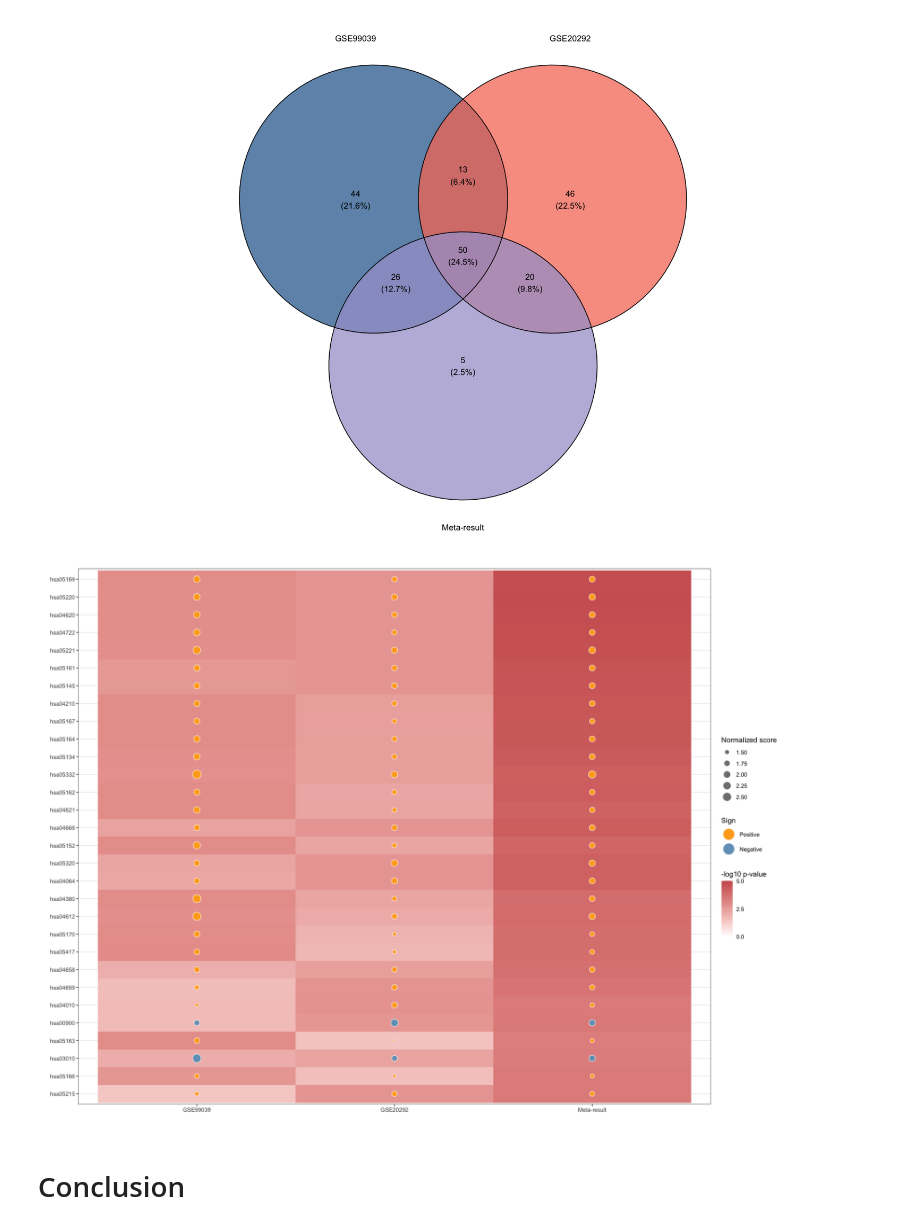
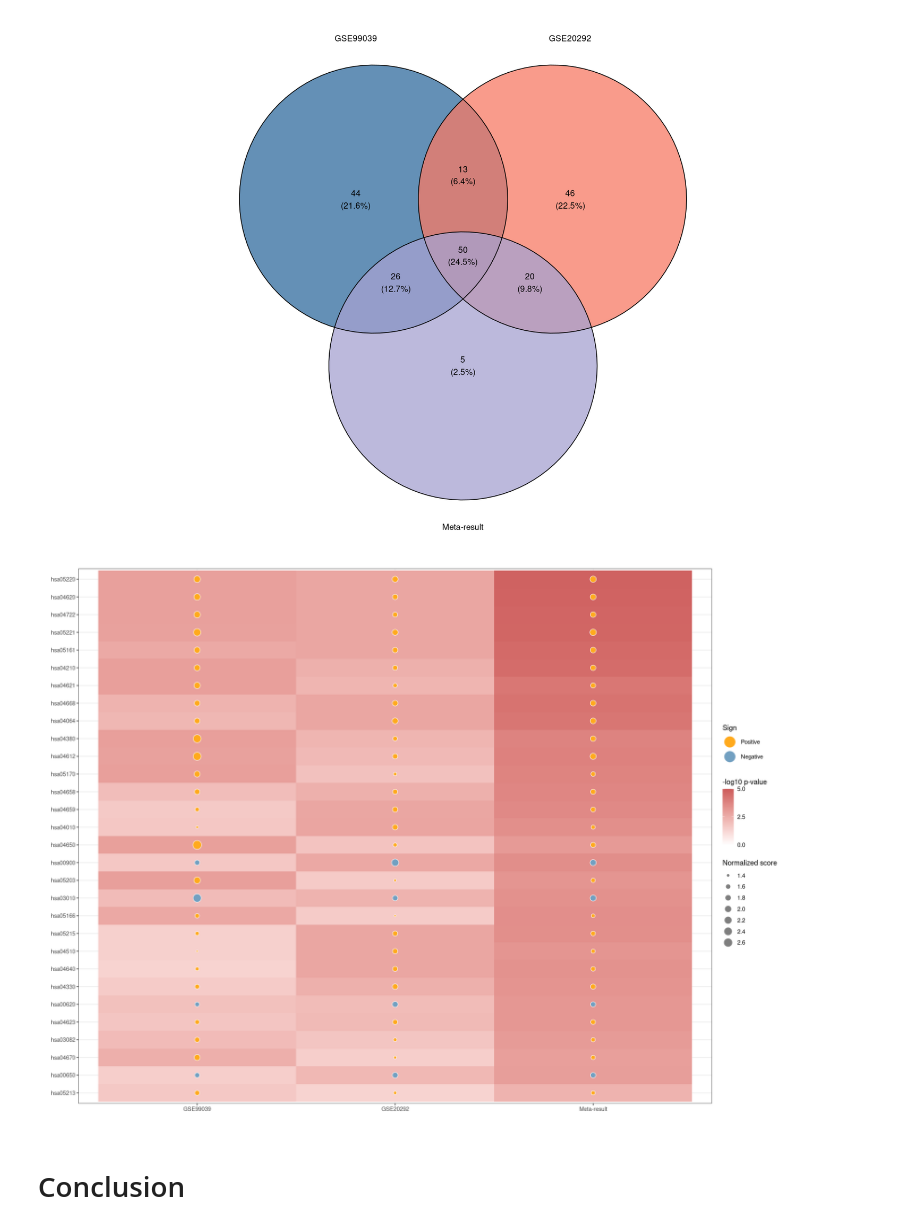
Before and after one commit to NIGMS/Consensus-Pathway-Analysis-in-the-Cloud, a Jupyter notebook: Module05-Meta_Analysis.ipynb, the cells around one changed output. Cells and saved outputs as stored; diff of their text form; code cells hidden in the pictures.

```diff
--- a/Module05-Meta_Analysis.ipynb
+++ b/Module05-Meta_Analysis.ipynb
@@ -618,7 +615,7 @@ plotVenn <- function(aResults, pThreshold = 0.05, useFDR = TRUE, stat = "logFC",
     #     ggplot2::annotate(geom = "text", x = xrange[2] + 0.1, y=yrange[2] + 0.1, label = NULL,
     #                     color = "black", hjust = 0, vjust = 1) +
     #     scale_x_continuous(limits = c(xrange[1], xrange[2] + 1.5))
-    return(pR)
+    pR
 }
 # %% [markdown]
 To prepare plotting data for the Venn diagram from the pathway analysis results of datasets in different diseases, we will use the following code.
@@ -828,6 +838,11 @@ For the Parkinson disease:
 # %%
-# Create a pathway list to plot, here we will use the top 30 pathways (based on NES) of the GSE5281-EC dataset
-all_pathways <- parkinson_PAResults[[1]][order(parkinson_PAResults[[1]]$p.value)]
-selectedPathways <- all_pathways[1:30]$ID
-selectedPathways
+# Create a pathway list to plot, here we will use common pathways of three datasets that have NES > 0.5 and p-value < 0.05
+plotDat <- lapply(parkinson_PAResults, function(Res) {
+    filtered_df <- filter(data.frame(Res),
+        abs(.data[["NES"]]) > 0.5 & (.data$p.value < 0.05)
+    )
+    filtered_df[["ID"]]
+})
+selectedPathways <- Reduce(intersect, plotDat)
+length(selectedPathways)
 # %% [output]
@@ -1058,8 +1073,12 @@ plotVenn(alzheimer_PAResults, useFDR = FALSE, stat = "p.value")
 # %%
-# Select pathways to create heatmap
-pathway_IDs <- meta_Aresults[order(meta_Aresults$p.value), ]$ID
-selectedPathways <- pathway_IDs[1:30]
-
+# Create a pathway list to plot, here we will use common pathways of three datasets that have NES > 0.5 and p-value < 0.05
+plotDat <- lapply(alzheimer_PAResults, function(Res) {
+    filtered_df <- filter(data.frame(Res),
+        abs(.data[["NES"]]) > 0.5 & (.data$p.value < 0.05)
+    )
+    filtered_df[["ID"]]
+})
+selectedPathways <- Reduce(intersect, plotDat)
 # Create the heatmap plot
 options(repr.plot.width = 16, repr.plot.height = 12)
 
@@ -1075,16 +1094,20 @@ plotVenn(parkinson_PAResults, useFDR = FALSE, stat = "p.value")
 # %% [output]
 [figure]
 # %%
-# Select pathways to create heatmap
-pathway_IDs <- meta_Presults[order(meta_Presults$p.value), ]$ID
-selectedPathways <- pathway_IDs[1:30]
-
+# Create a pathway list to plot, here we will use common pathways of three datasets that have NES > 0.5 and p-value < 0.05
+plotDat <- lapply(parkinson_PAResults, function(Res) {
+    filtered_df <- filter(data.frame(Res),
+        abs(.data[["NES"]]) > 0.5 & (.data$p.value < 0.05)
+    )
+    filtered_df[["ID"]]
+})
+selectedPathways <- Reduce(intersect, plotDat)
 # Create the heatmap plot
 options(repr.plot.width = 16, repr.plot.height = 12)
 
-plotPathwayHeatmap(parkinson_PAResults, yAxis = "ID", useFDR = FALSE, selectedPathways = selectedPathways)
+plotPathwayHeatmap(parkinson_PAResults, yAxis = "ID", useFDR = FALSE, selectedPathways = selectedPathways[1:30])
 # %% [output]
-[figure, old version]
+[figure, new version]
 # %% [markdown]
 # Conclusion
 # %% [markdown]
```
Also changed, not shown: parts of 26 cells of this notebook, 4 other files.
